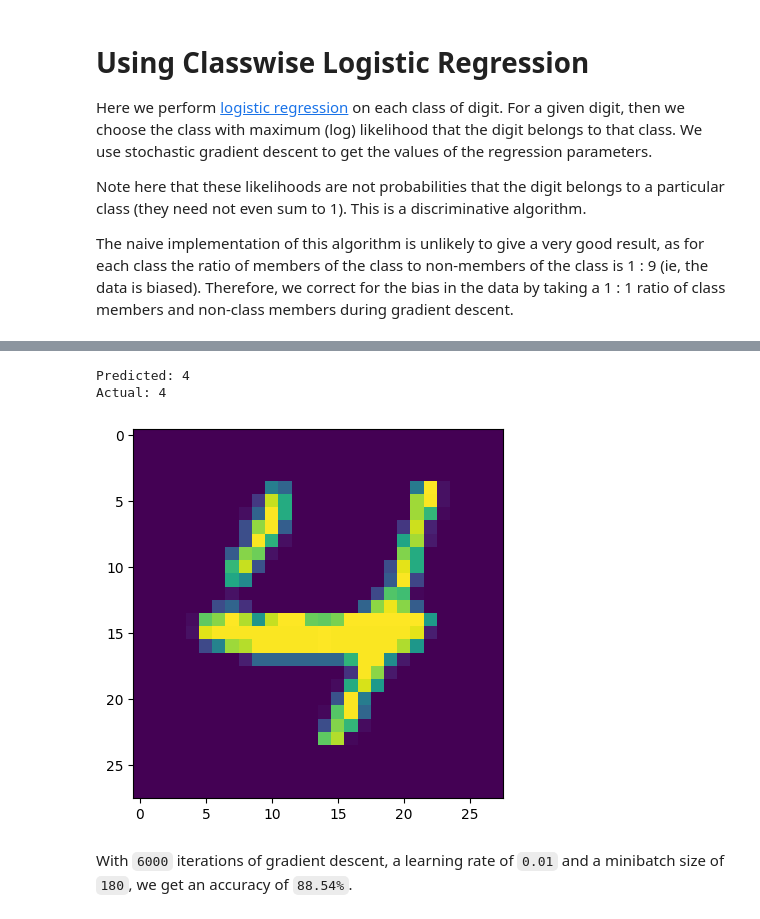
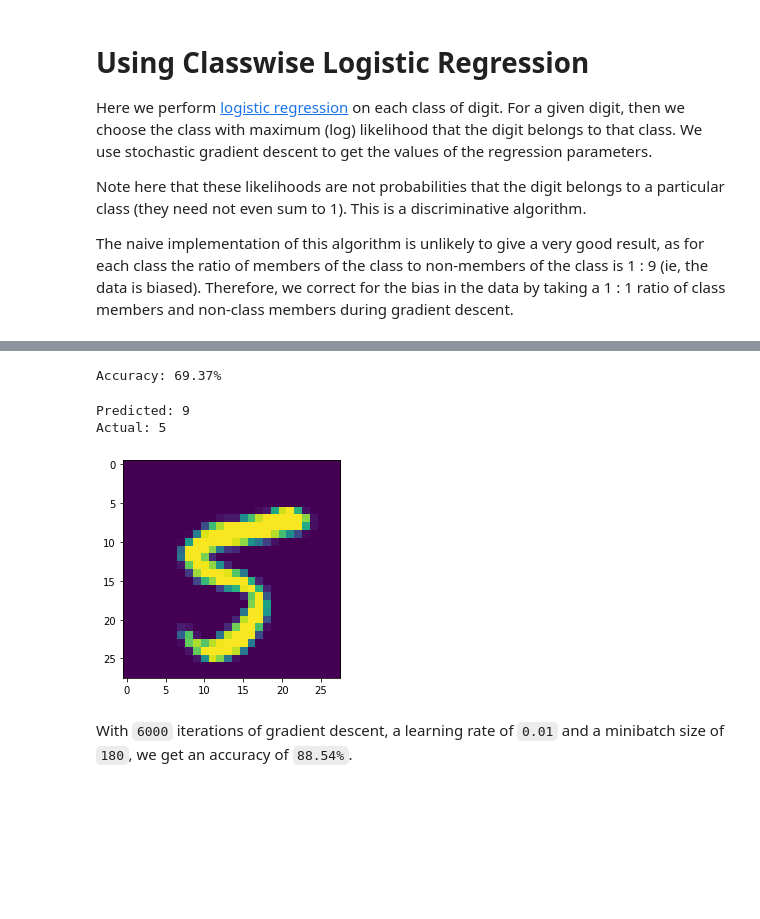
Before and after one commit to theashwinabraham/WiDS-Training-AI-to-play-games-using-Reinforcement-Learning, a Jupyter notebook: Week1/MNIST.ipynb, the cells around one changed output, grey strips where cells are left out. Cells and saved outputs as stored; diff of their text form; code cells hidden in the pictures; blank space fills up the shorter version.

````diff
--- a/Week1/MNIST.ipynb
+++ b/Week1/MNIST.ipynb
@@ -81,12 +151,17 @@ Accuracy: 88.54%
-# %%
-i = np.random.randint(0, x_test.shape[0])
-plt.imshow(x_test[i]);
-print(f'Predicted: {prediction(x_test[i])}')
-print(f'Actual: {y_test[i]}')
-# %% [output]
-Predicted: 4
-Actual: 4
-[figure, removed]
+# %%
+# Execution time ~ 2 minutes
+
+model = MNIST_classifier(100, 1e-2, 180, "logistic")
+model.train_model()
+model.accuracy()
+# %% [output]
+Accuracy: 69.37%
+# %%
+model.tester()
+# %% [output]
+Predicted: 9
+Actual: 5
+[figure, added]
 # %% [markdown]
 With ```6000``` iterations of gradient descent, a learning rate of ```0.01``` and a minibatch size of ```180```, we get an accuracy of ```88.54%```.
 # %% [markdown]
````
Also changed, not shown: parts of 15 cells of this notebook, 1 other file.
